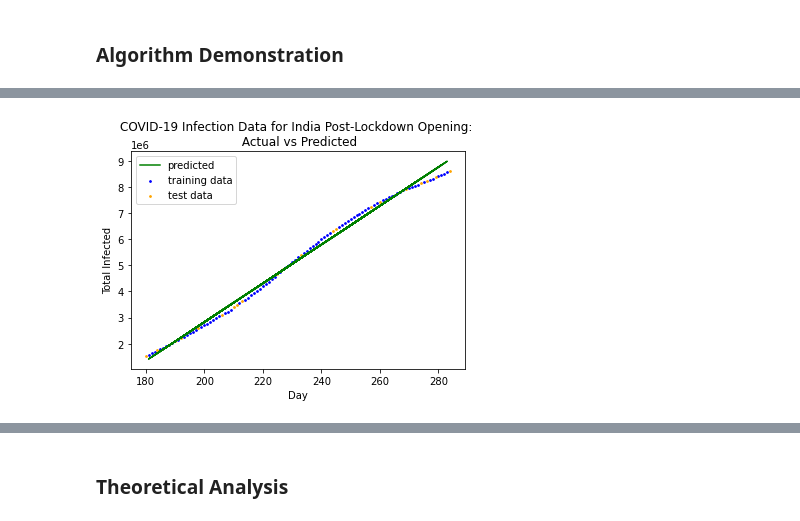
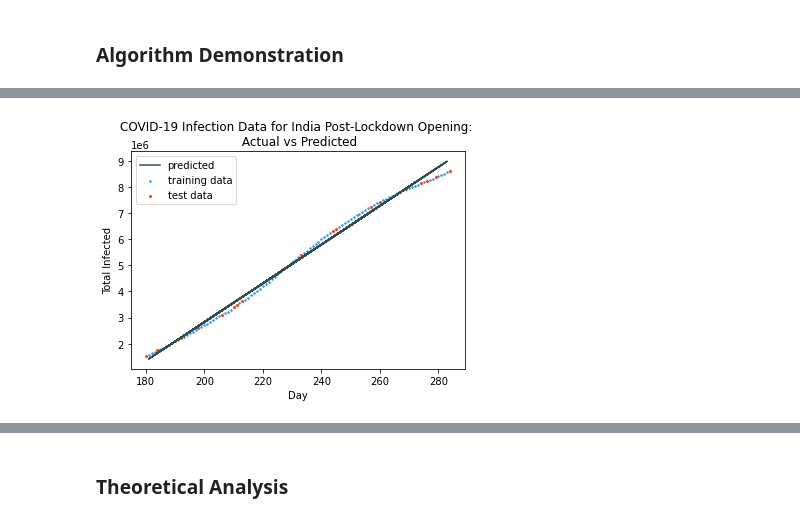
Before and after one commit to skasim/linear-regression, a Jupyter notebook: Kasim-ProjectFinal.ipynb, the cells around one changed output, grey strips where cells are left out. Drawn from its saved outputs; the diff is of its cells as text; code cells hidden in the pictures.

```diff
--- a/Kasim-ProjectFinal.ipynb
+++ b/Kasim-ProjectFinal.ipynb
@@ -221,10 +220,10 @@ def algorithm_demo_with_covid_data(df):
 # %%
 def draw_demo_covid_graph(plt, X_train, y_train, X_test, y_test, y_pred_train, title):
     # plotting points
-    plt.scatter(X_train, y_train, label='training data', color='blue', s=3)
-    plt.scatter(X_test, y_test, label='test data', color='orange', s=3)
+    plt.scatter(X_train, y_train, label='training data', color='dodgerblue', s=2)
+    plt.scatter(X_test, y_test, label='test data', color='orangered', s=4)
     # plotting predicted line
-    plt.plot(X_train, y_pred_train, color='green', label='predicted')
+    plt.plot(X_train, y_pred_train, color='darkslategrey', label='predicted')
     # add x-label
     plt.xlabel('Day')
     # add y-label
@@ -245,0 +237,4 @@ $R^2$: 0.9938102898578083
+# %%
+cdf = pd.read_csv('india_covid_timeseries.csv')
+post_opening = cdf.iloc[180:]
+X_train_in, y_train_in, X_test_in, y_test_in, y_pred_train_in = algorithm_demo_with_covid_data(post_opening)
@@ -246,4 +247,4 @@ $R^2$: 0.9938102898578083
 # %%
-draw_demo_covid_graph(plt,X_train, y_train, X_test, y_test, y_pred_train, 'COVID-19 Infection Data for India Post-Lockdown Opening: \n Actual vs Predicted')
+draw_demo_covid_graph(plt,X_train_in, y_train_in, X_test_in, y_test_in, y_pred_train_in, 'COVID-19 Infection Data for India Post-Lockdown Opening: \n Actual vs Predicted')
 # %% [output]
-[figure, old version]
+[figure, new version]
```
Also changed, not shown: parts of 12 cells of this notebook, 2 other files.
